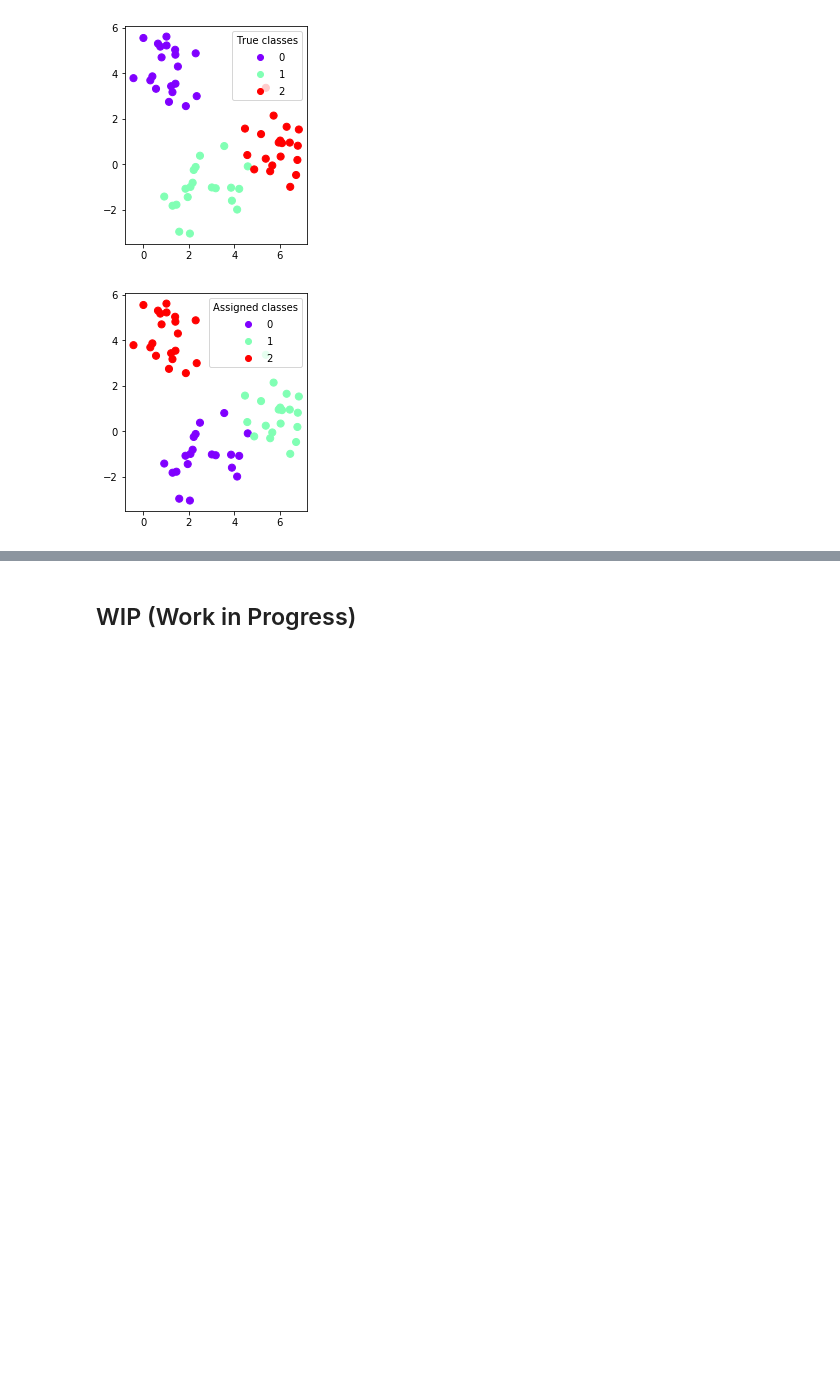
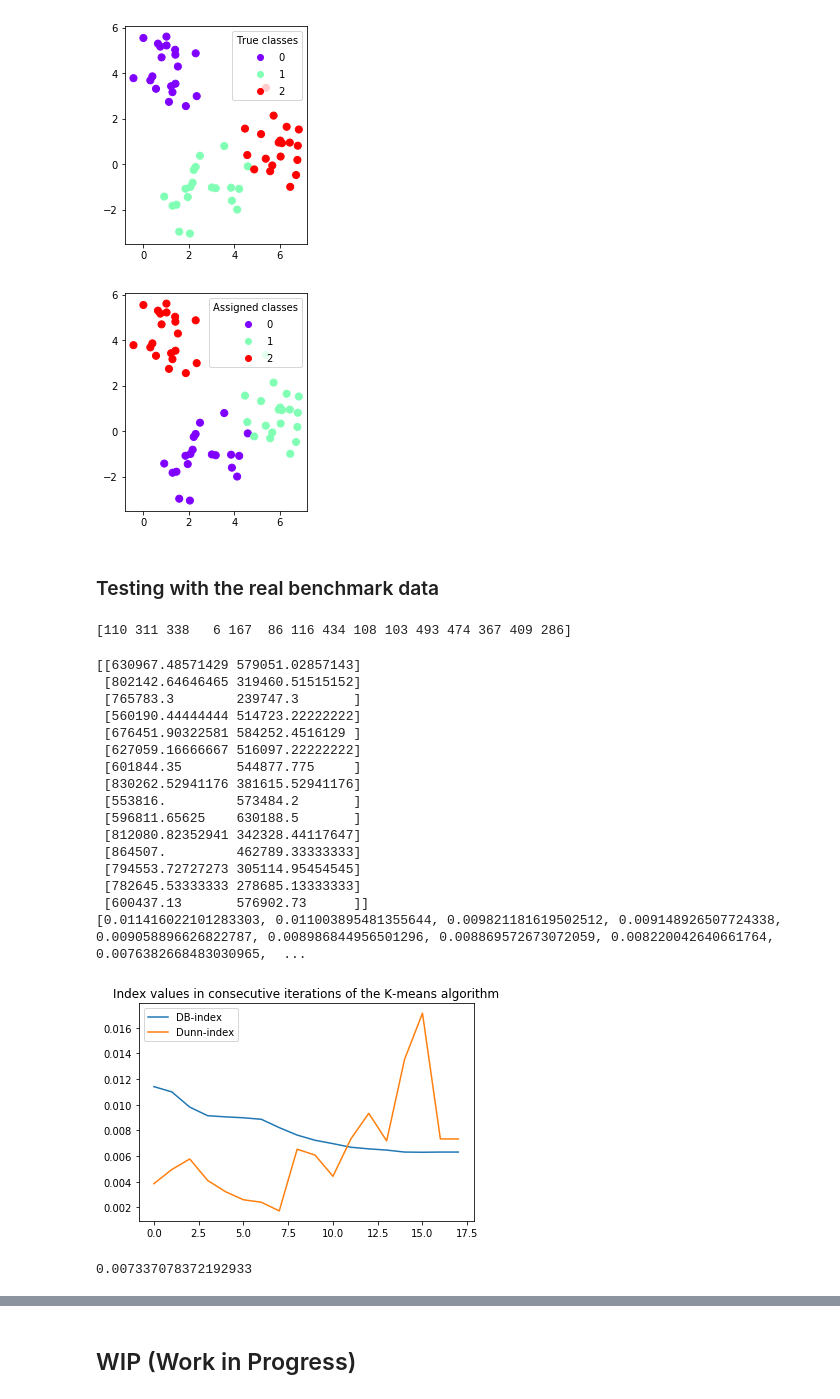
Before and after one commit to paparon96/Clustering, a Jupyter notebook: Aron_Distance_examples.ipynb, the cells around one changed output, grey strips where cells are left out. Saved outputs shown, nothing was run; the diff lists cells and outputs as text; code cells hidden in the pictures; blank space fills up the shorter version.

Commit message:
Benchmark data update

```diff
--- a/Aron_Distance_examples.ipynb
+++ b/Aron_Distance_examples.ipynb
@@ -15,3 +15,30 @@ import copy
 
 
 %matplotlib inline
+# %%
+# Read in the data
+synthetic = open("./Data/Synthetic.rtf").read()
+
+synthetic = synthetic[395:]
+synthetic = synthetic.split("\\")
+
+synthetic = [w.replace('\n', '') for w in synthetic]
+synthetic = [w.replace(' ', '') for w in synthetic]
+synthetic = synthetic[:-1]
+
+
+synthetic_col1 = [int(w[:6]) for w in synthetic]
+synthetic_col2 = [int(w[6:]) for w in synthetic]
+
+
+
+print(len(synthetic_col1))
+print(len(synthetic_col2))
+
+synthetic = np.asarray((synthetic_col1,synthetic_col2))
+synthetic = synthetic.T
+
+
+
+print(synthetic.shape)
+print(synthetic)
@@ -372,3 +410,40 @@ plt.show()
 # %% [output]
 [figure]
 [figure]
+# %% [markdown]
+### Testing with the real benchmark data
+# %%
+X = synthetic[:500,:]
+centroids, cluster_table, cost_values_db, cost_values_dunn = k_means_clustering(15,X)
+# %% [output]
+[110 311 338   6 167  86 116 434 108 103 493 474 367 409 286]
+# %%
+print(centroids)
+#print(cluster_table)
+print(cost_values_db)
+plt.plot(cost_values_db)
+plt.plot(cost_values_dunn)
+plt.legend(['DB-index','Dunn-index'])
+plt.title("Index values in consecutive iterations of the K-means algorithm")
+plt.show()
+
+print(cost_values_dunn[-1])
+# %% [output]
+[[630967.48571429 579051.02857143]
+ [802142.64646465 319460.51515152]
+ [765783.3        239747.3       ]
+ [560190.44444444 514723.22222222]
+ [676451.90322581 584252.4516129 ]
+ [627059.16666667 516097.22222222]
+ [601844.35       544877.775     ]
+ [830262.52941176 381615.52941176]
+ [553816.         573484.2       ]
+ [596811.65625    630188.5       ]
+ [812080.82352941 342328.44117647]
+ [864507.         462789.33333333]
+ [794553.72727273 305114.95454545]
+ [782645.53333333 278685.13333333]
+ [600437.13       576902.73      ]]
+[0.011416022101283303, 0.011003895481355644, 0.009821181619502512, 0.009148926507724338, 0.009058896626822787, 0.008986844956501296, 0.008869572673072059, 0.008220042640661764, 0.0076382668483030965,  ...
+[figure, added]
+0.007337078372192933
```
Also changed, not shown: parts of 2 cells of this notebook, 3 other files.
